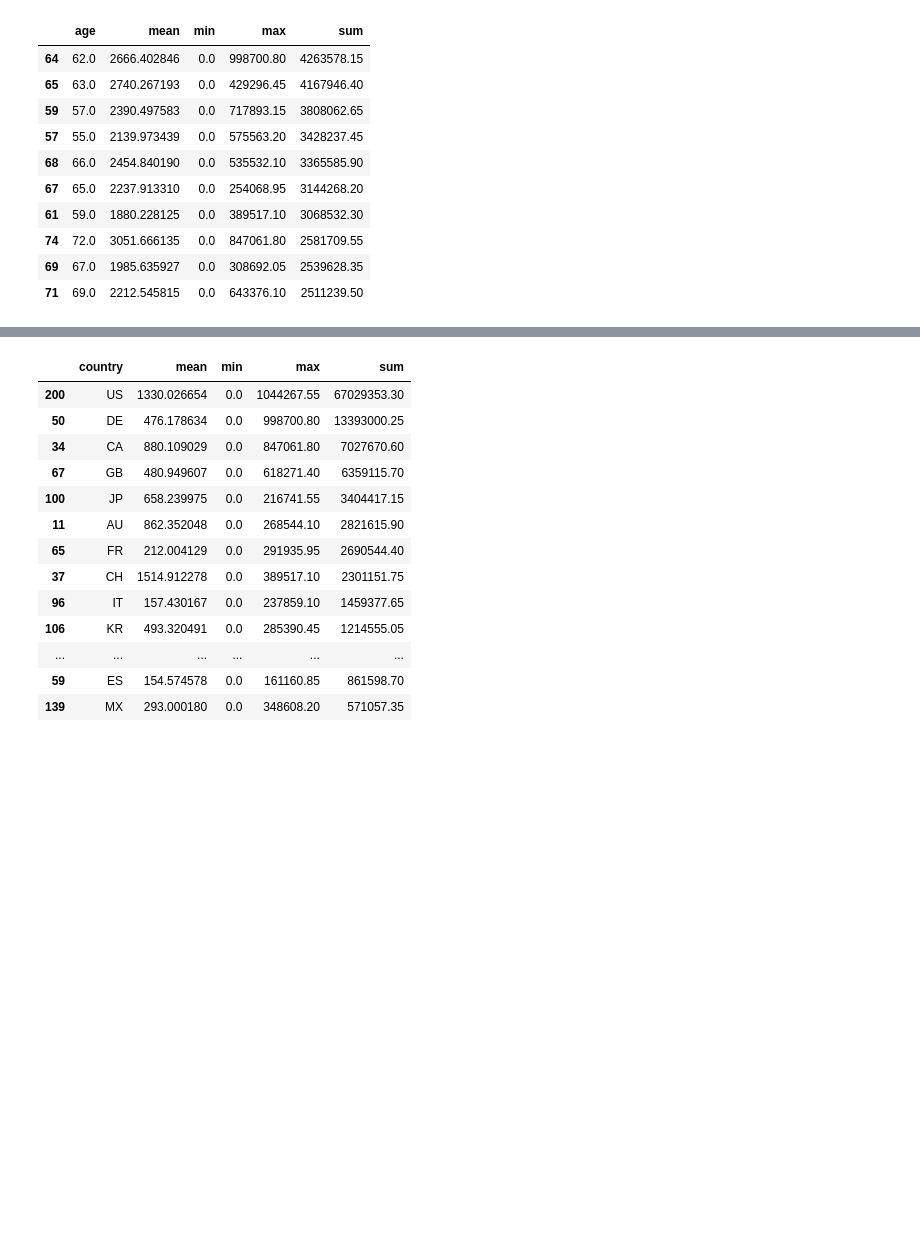
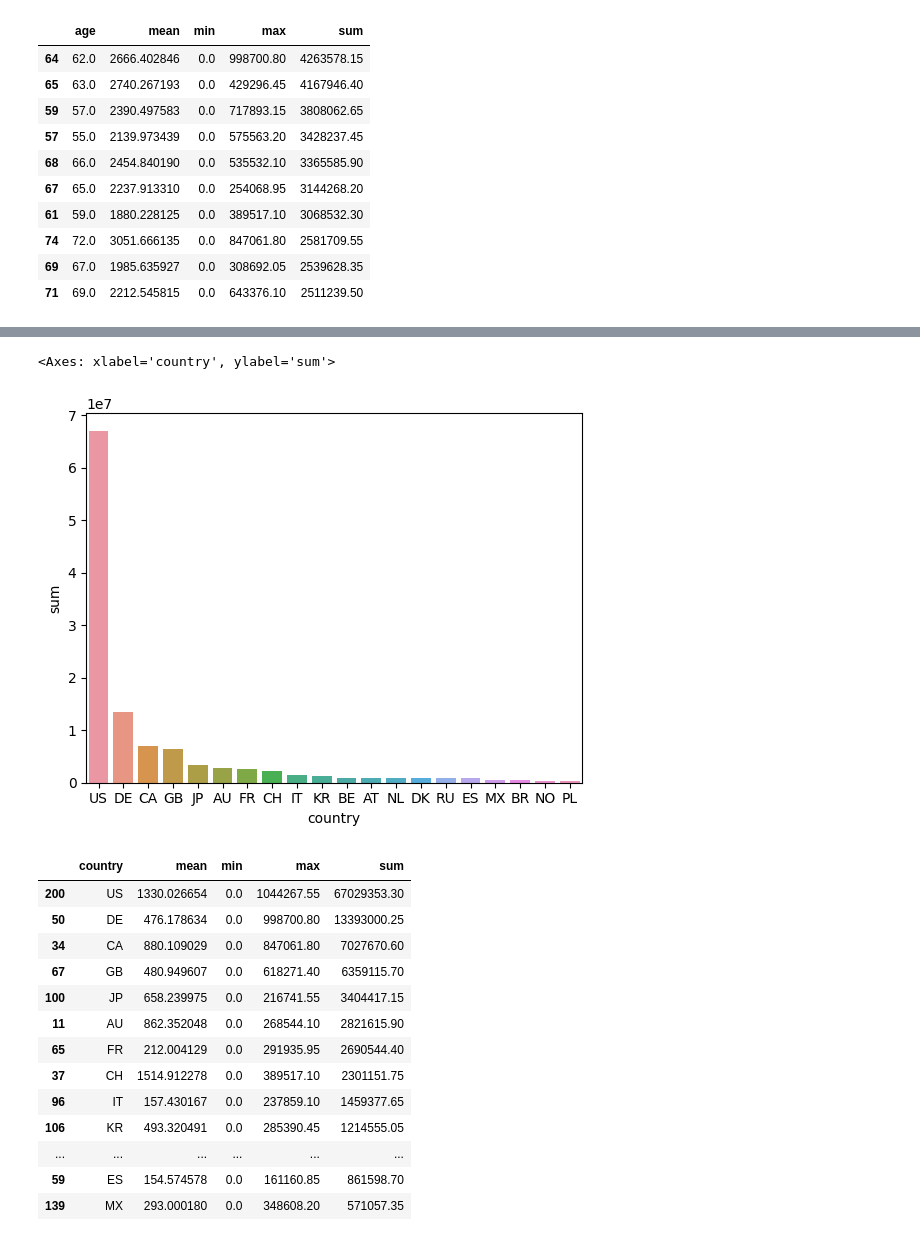
Before and after one commit to KurmangazyKarabekov/Dataset_decision, a Jupyter notebook: 1_EDA.ipynb, the cells around one changed output, grey strips where cells are left out. Cells and saved outputs as stored; diff of their text form; code cells hidden in the pictures; blank space fills up the shorter version.

```diff
--- a/1_EDA.ipynb
+++ b/1_EDA.ipynb
@@ -267,3 +241,17 @@ df.groupby('sex')['target_game_currency'].agg({'sum','mean','min','max'})
+# %%
+group_df_country = (df
+ .groupby('country')
+ ['target_game_currency']
+ .agg(
+     {'sum','mean','min','max'}
+     )
+ .reset_index(drop=False)
+ .sort_values('sum',ascending=False))
+# %%
+sns.barplot(group_df_country.head(20), x='country', y = 'sum')
+# %% [output]
+<Axes: xlabel='country', ylabel='sum'>
+[figure, added]
 # %%
 (df
  .groupby('country')
```
Also changed, not shown: parts of 28 cells of this notebook, 7 other files.
